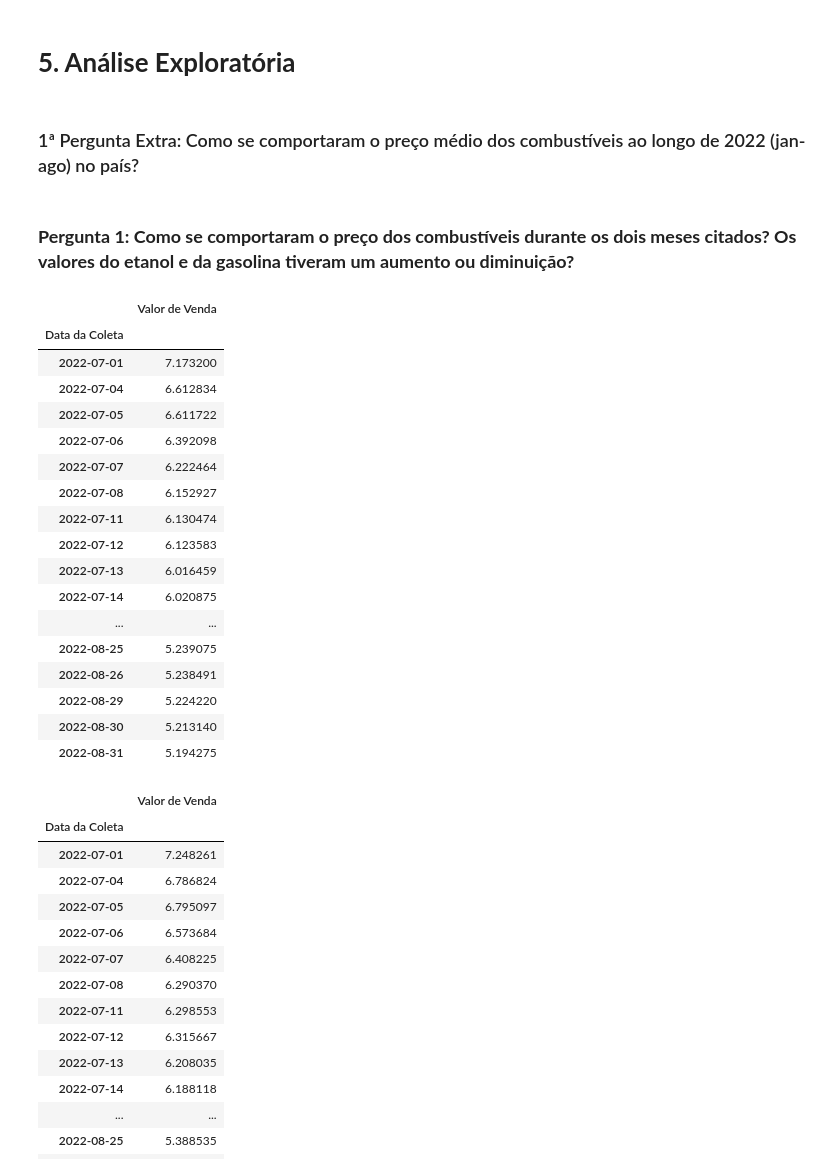
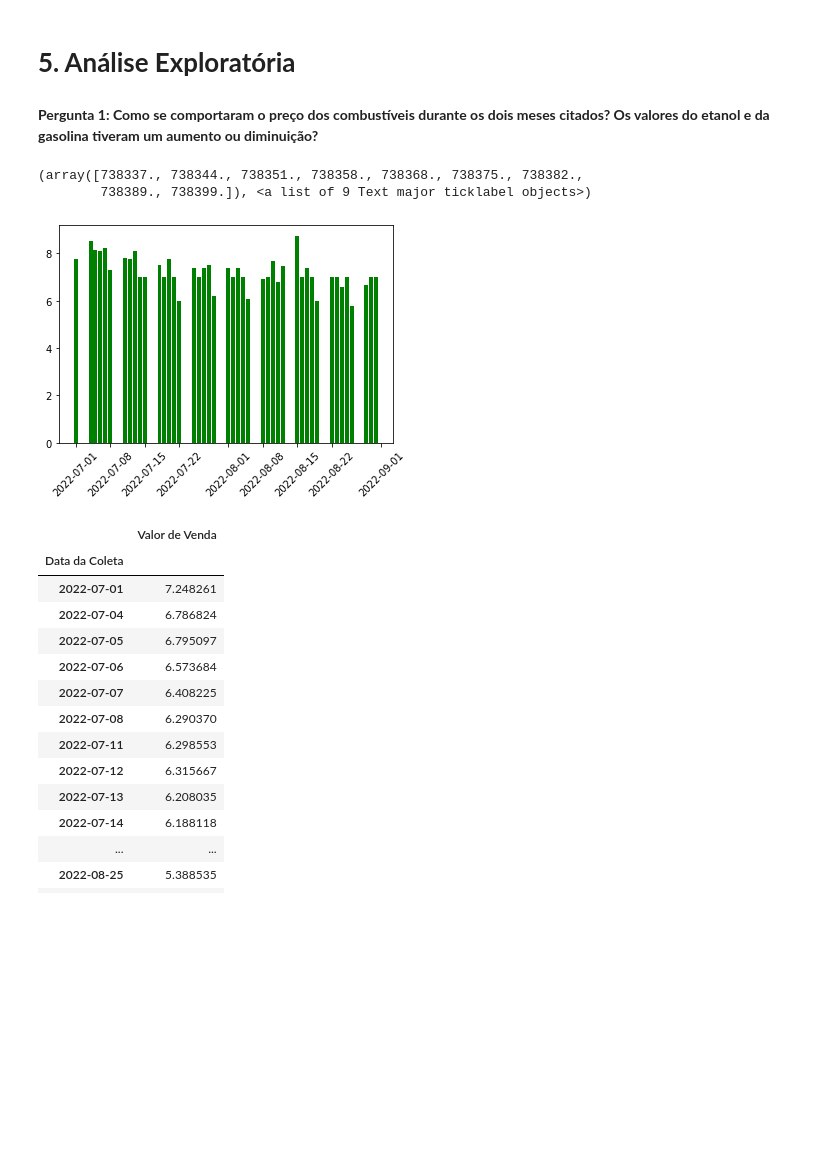
Before and after one commit to joaovictojuliao/Squad-2-M4, a Jupyter notebook: M4_Squad_2_Projeto_Final_análise_exploratória_preços_de_combustíveis_no_Brasil.ipynb, the cells around one changed output. Drawn from its saved outputs; the diff is of its cells as text; code cells hidden in the pictures; blank space fills up the shorter version.

```diff
--- a/M4_Squad_2_Projeto_Final_análise_exploratória_preços_de_combustíveis_no_Brasil.ipynb
+++ b/M4_Squad_2_Projeto_Final_análise_exploratória_preços_de_combustíveis_no_Brasil.ipynb
@@ -235,32 +256,19 @@ bp4.plot.box(vert=False);
 ### **4.9 - Conclusões finais sobre outliers no dataset**
 # %% [markdown]
 # **5. Análise Exploratória**
-# %% [markdown]
-### 1ª Pergunta Extra: Como se comportaram o preço médio dos combustíveis ao longo de 2022 (jan-ago) no país?
 # %% [markdown]
-### **Pergunta 1: Como se comportaram o preço dos combustíveis durante os dois meses citados? Os valores do etanol e da gasolina tiveram um aumento ou diminuição?**
+**Pergunta 1: Como se comportaram o preço dos combustíveis durante os dois meses citados? Os valores do etanol e da gasolina tiveram um aumento ou diminuição?**
 # %%
 #Brasil - GASOLINA COMUM
 gasolina_comum.groupby('Data da Coleta')[['Valor de Venda']].mean().sort_values(['Data da Coleta', 'Valor de Venda'], ascending=True)
+x=list(gasolina_comum.iloc[:,4])
+y=list(gasolina_comum.iloc[:,5])
+plt.bar(x,y,color='g')
+plt.xticks(rotation=45)
 # %% [output]
-|  | Valor de Venda |
-| Data da Coleta |  |
-| 2022-07-01 | 7.173200 |
-| 2022-07-04 | 6.612834 |
-| 2022-07-05 | 6.611722 |
-| 2022-07-06 | 6.392098 |
-| 2022-07-07 | 6.222464 |
-| 2022-07-08 | 6.152927 |
-| 2022-07-11 | 6.130474 |
-| 2022-07-12 | 6.123583 |
-| 2022-07-13 | 6.016459 |
-| 2022-07-14 | 6.020875 |
-| ... | ... |
-| 2022-08-25 | 5.239075 |
-| 2022-08-26 | 5.238491 |
-| 2022-08-29 | 5.224220 |
-| 2022-08-30 | 5.213140 |
-| 2022-08-31 | 5.194275 |
+(array([738337., 738344., 738351., 738358., 738368., 738375., 738382.,
+        738389., 738399.]), <a list of 9 Text major ticklabel objects>)
+[figure, added]
 # %%
 #Brasil - GASOLINA ADITIVADA
 gasolina_aditivada.groupby('Data da Coleta')[['Valor de Venda']].mean().sort_values(['Data da Coleta', 'Valor de Venda'], ascending=True)
```
Also changed, not shown: parts of 33 cells of this notebook.
